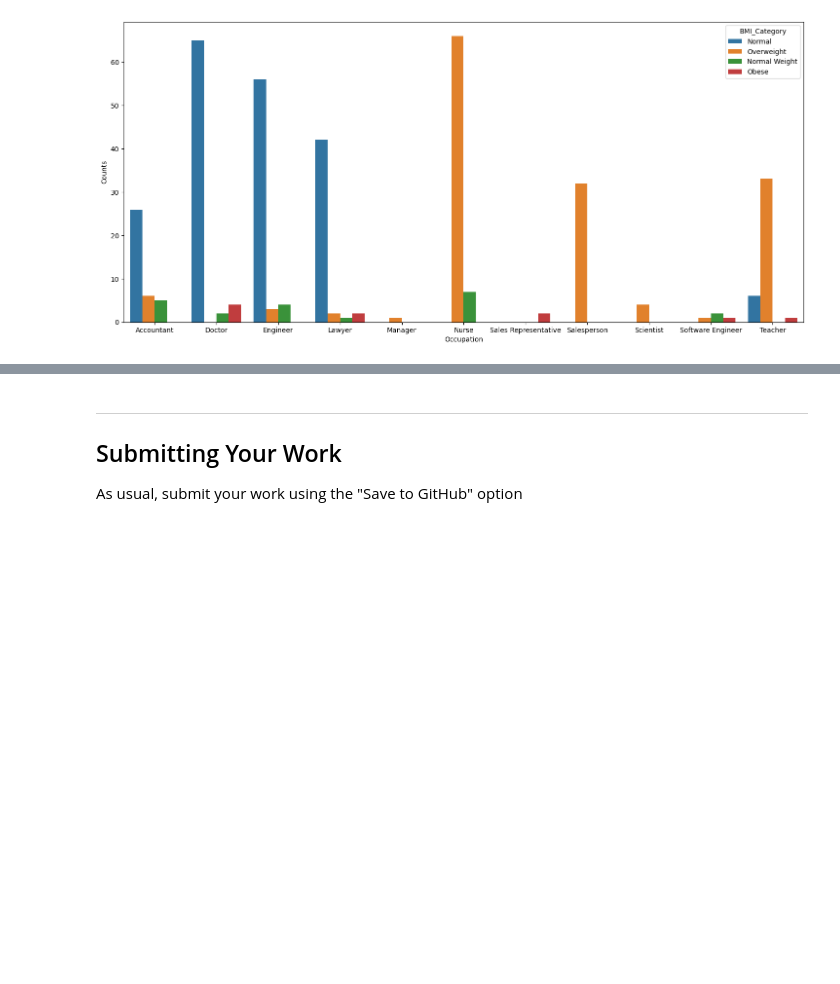
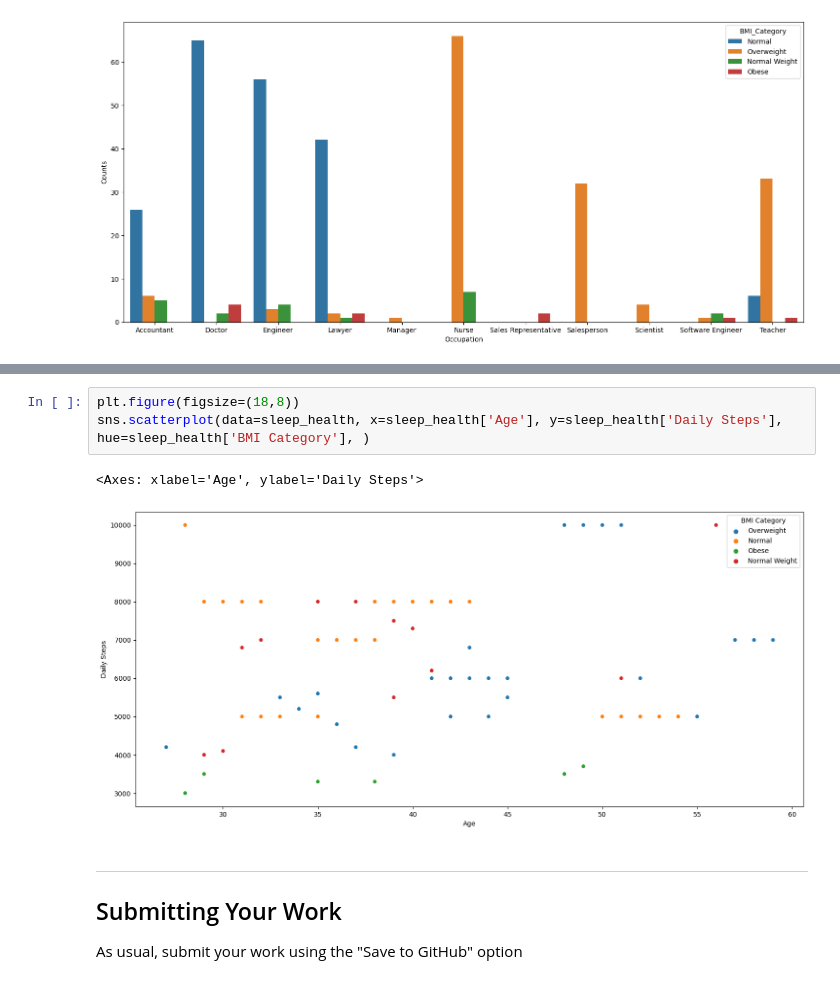
Before and after one commit to Diwakarmogarala/hds5210-2023, a Jupyter notebook: week09/week09_assignment_2.ipynb, the cells around one changed output, grey strips where cells are left out. Cells and saved outputs as stored; diff of their text form; blank space fills up the shorter version.

```diff
--- a/week09/week09_assignment_2.ipynb
+++ b/week09/week09_assignment_2.ipynb
@@ -338,3 +341,9 @@ sns.barplot( x= dataframe_BMI['Occupation'], y= dataframe_BMI['Counts'], hue=dat
+# %%
+plt.figure(figsize=(18,8))
+sns.scatterplot(data=sleep_health, x=sleep_health['Age'], y=sleep_health['Daily Steps'], hue=sleep_health['BMI Category'], )
+# %% [output]
+<Axes: xlabel='Age', ylabel='Daily Steps'>
+[figure, added]
 # %% [markdown]
 
 
```
Also changed, not shown: parts of 1 cell of this notebook.
